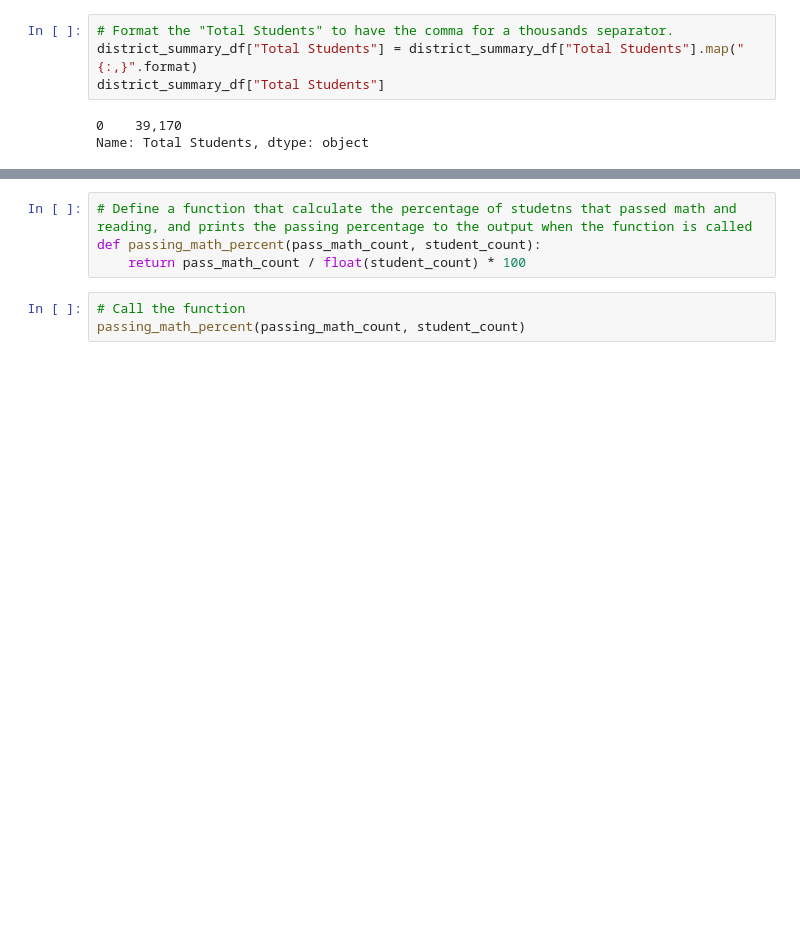
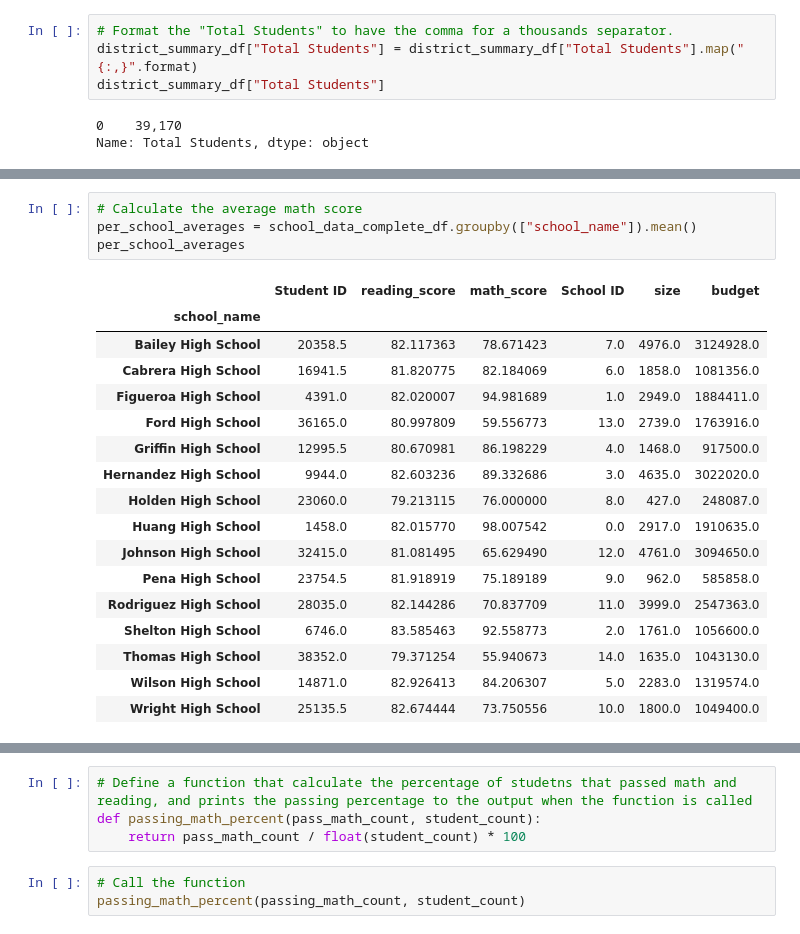
Before and after one commit to vithushankuhan/school_district_analysis, a Jupyter notebook: PyCitySchools.ipynb, the cells around one changed output, grey strips where cells are left out. Saved outputs shown, nothing was run; the diff lists cells and outputs as text; blank space fills up the shorter version.

```diff
--- a/PyCitySchools.ipynb
+++ b/PyCitySchools.ipynb
@@ -261,0 +408,22 @@ district_summary_df
+# %%
+# Calculate the average math score
+per_school_averages = school_data_complete_df.groupby(["school_name"]).mean()
+per_school_averages
+# %% [output]
+|  | Student ID | reading_score | math_score | School ID | size | budget |
+| school_name |  |  |  |  |  |  |
+| Bailey High School | 20358.5 | 82.117363 | 78.671423 | 7.0 | 4976.0 | 3124928.0 |
+| Cabrera High School | 16941.5 | 81.820775 | 82.184069 | 6.0 | 1858.0 | 1081356.0 |
+| Figueroa High School | 4391.0 | 82.020007 | 94.981689 | 1.0 | 2949.0 | 1884411.0 |
+| Ford High School | 36165.0 | 80.997809 | 59.556773 | 13.0 | 2739.0 | 1763916.0 |
+| Griffin High School | 12995.5 | 80.670981 | 86.198229 | 4.0 | 1468.0 | 917500.0 |
+| Hernandez High School | 9944.0 | 82.603236 | 89.332686 | 3.0 | 4635.0 | 3022020.0 |
+| Holden High School | 23060.0 | 79.213115 | 76.000000 | 8.0 | 427.0 | 248087.0 |
+| Huang High School | 1458.0 | 82.015770 | 98.007542 | 0.0 | 2917.0 | 1910635.0 |
+| Johnson High School | 32415.0 | 81.081495 | 65.629490 | 12.0 | 4761.0 | 3094650.0 |
+| Pena High School | 23754.5 | 81.918919 | 75.189189 | 9.0 | 962.0 | 585858.0 |
+| Rodriguez High School | 28035.0 | 82.144286 | 70.837709 | 11.0 | 3999.0 | 2547363.0 |
+| Shelton High School | 6746.0 | 83.585463 | 92.558773 | 2.0 | 1761.0 | 1056600.0 |
+| Thomas High School | 38352.0 | 79.371254 | 55.940673 | 14.0 | 1635.0 | 1043130.0 |
+| Wilson High School | 14871.0 | 82.926413 | 84.206307 | 5.0 | 2283.0 | 1319574.0 |
+| Wright High School | 25135.5 | 82.674444 | 73.750556 | 10.0 | 1800.0 | 1049400.0 |
```
Also changed, not shown: parts of 14 cells of this notebook, 1 other file.
